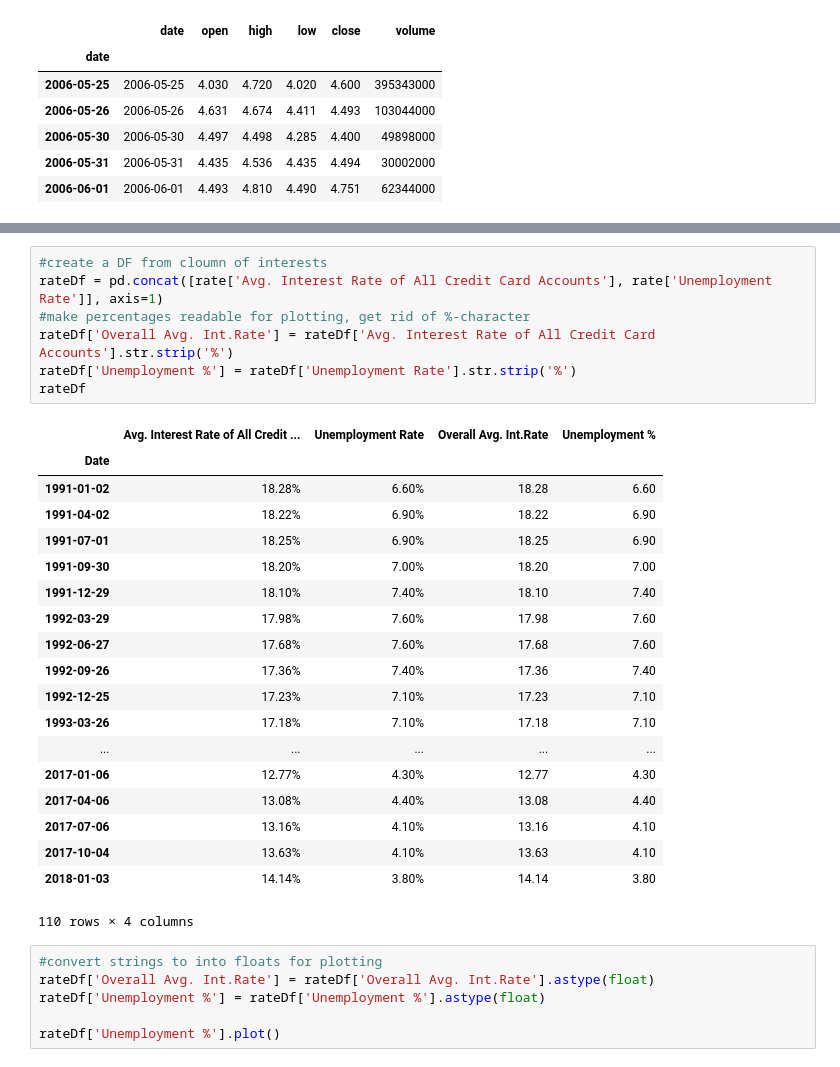
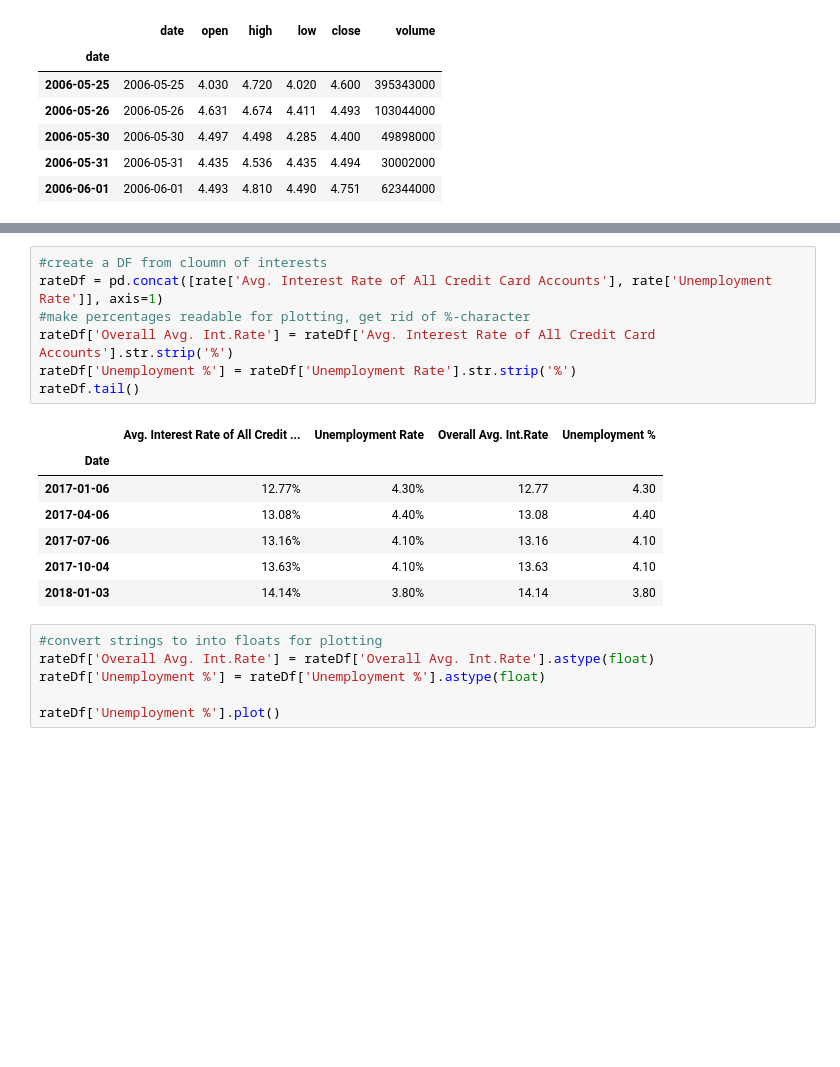
Before and after one commit to matilinux/DataAnalytics, a Jupyter notebook: timeline.ipynb, the cells around one changed output, grey strips where cells are left out. Cells and saved outputs as stored; diff of their text form; blank space fills up the shorter version.

```diff
--- a/timeline.ipynb
+++ b/timeline.ipynb
@@ -64,30 +71,18 @@ rate.head()
 # %%
 #create a DF from cloumn of interests
 rateDf = pd.concat([rate['Avg. Interest Rate of All Credit Card Accounts'], rate['Unemployment Rate']], axis=1)
 #make percentages readable for plotting, get rid of %-character
 rateDf['Overall Avg. Int.Rate'] = rateDf['Avg. Interest Rate of All Credit Card Accounts'].str.strip('%')
 rateDf['Unemployment %'] = rateDf['Unemployment Rate'].str.strip('%')
-rateDf
+rateDf.tail()
 # %% [output]
 |  | Avg. Interest Rate of All Credit ... | Unemployment Rate | Overall Avg. Int.Rate | Unemployment % |
 | Date |  |  |  |  |
-| 1991-01-02 | 18.28% | 6.60% | 18.28 | 6.60 |
-| 1991-04-02 | 18.22% | 6.90% | 18.22 | 6.90 |
-| 1991-07-01 | 18.25% | 6.90% | 18.25 | 6.90 |
-| 1991-09-30 | 18.20% | 7.00% | 18.20 | 7.00 |
-| 1991-12-29 | 18.10% | 7.40% | 18.10 | 7.40 |
-| 1992-03-29 | 17.98% | 7.60% | 17.98 | 7.60 |
-| 1992-06-27 | 17.68% | 7.60% | 17.68 | 7.60 |
-| 1992-09-26 | 17.36% | 7.40% | 17.36 | 7.40 |
-| 1992-12-25 | 17.23% | 7.10% | 17.23 | 7.10 |
-| 1993-03-26 | 17.18% | 7.10% | 17.18 | 7.10 |
-| ... | ... | ... | ... | ... |
 | 2017-01-06 | 12.77% | 4.30% | 12.77 | 4.30 |
 | 2017-04-06 | 13.08% | 4.40% | 13.08 | 4.40 |
 | 2017-07-06 | 13.16% | 4.10% | 13.16 | 4.10 |
 | 2017-10-04 | 13.63% | 4.10% | 13.63 | 4.10 |
 | 2018-01-03 | 14.14% | 3.80% | 14.14 | 3.80 |
-110 rows × 4 columns
 # %%
 #convert strings to into floats for plotting
 rateDf['Overall Avg. Int.Rate'] = rateDf['Overall Avg. Int.Rate'].astype(float)
```
Also changed, not shown: parts of 6 cells of this notebook.
